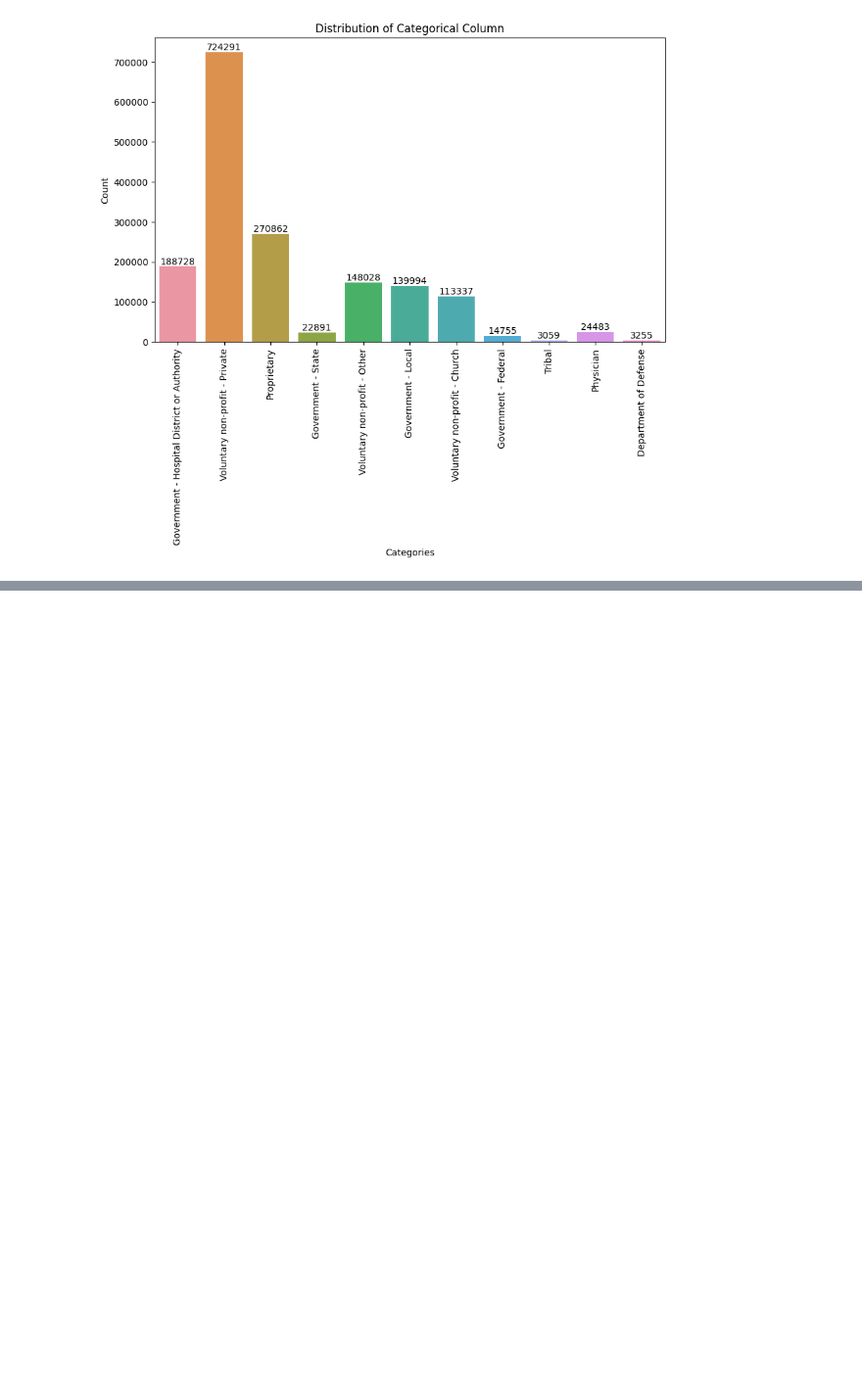
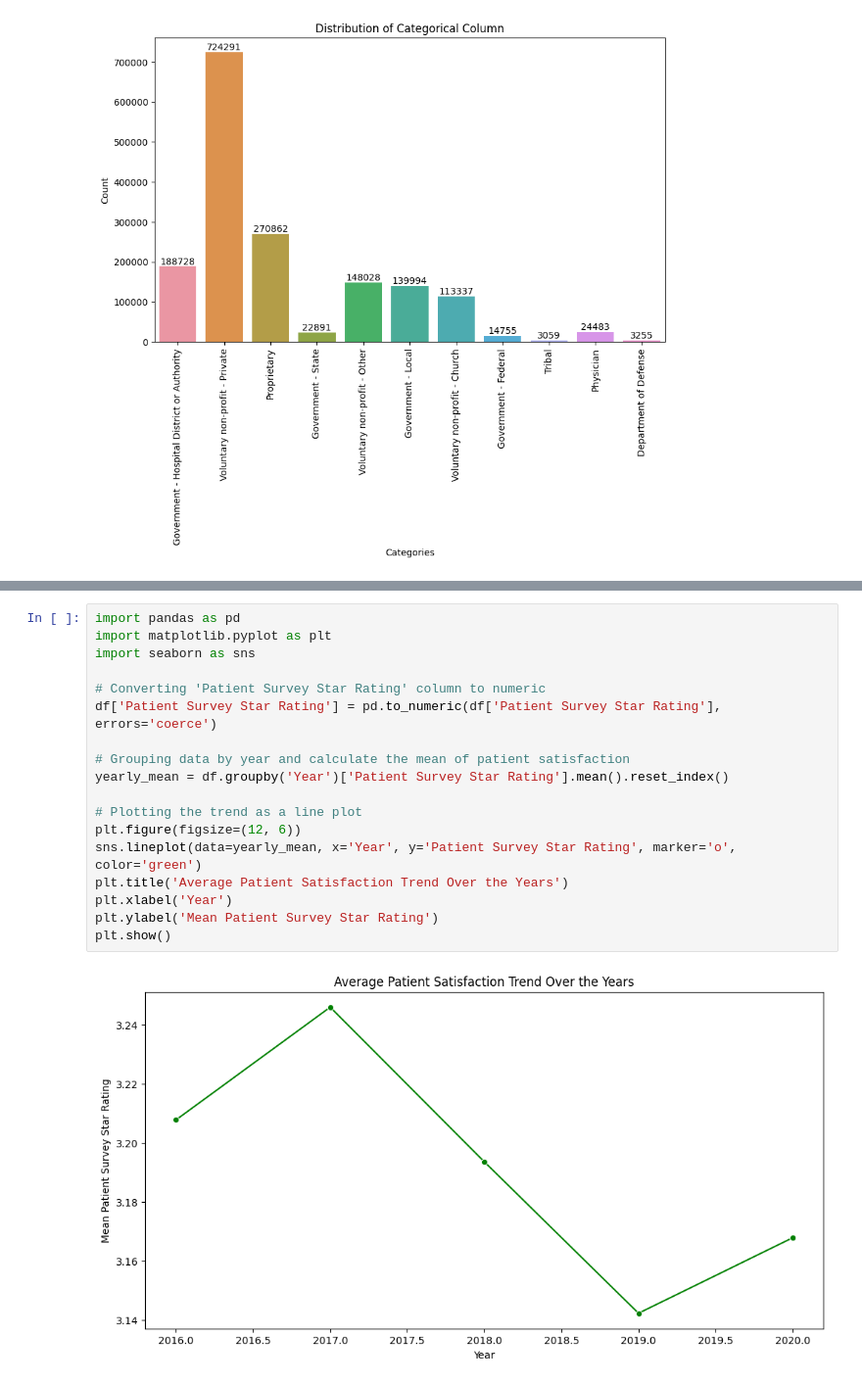
Before and after one commit to mesbah-git/Healthcare-Patient-Satisfaction-Analysis, a Jupyter notebook: Healthcare_Patient_Satisfaction_Analysis.ipynb, the cells around one changed output, grey strips where cells are left out. Shown at 98% size. Drawn from its saved outputs; the diff is of its cells as text; blank space fills up the shorter version.

```diff
--- a/Healthcare_Patient_Satisfaction_Analysis.ipynb
+++ b/Healthcare_Patient_Satisfaction_Analysis.ipynb
@@ -290,0 +349,20 @@ TypeError: ignored
+# %%
+import pandas as pd
+import matplotlib.pyplot as plt
+import seaborn as sns
+
+# Converting 'Patient Survey Star Rating' column to numeric
+df['Patient Survey Star Rating'] = pd.to_numeric(df['Patient Survey Star Rating'], errors='coerce')
+
+# Grouping data by year and calculate the mean of patient satisfaction
+yearly_mean = df.groupby('Year')['Patient Survey Star Rating'].mean().reset_index()
+
+# Plotting the trend as a line plot
+plt.figure(figsize=(12, 6))
+sns.lineplot(data=yearly_mean, x='Year', y='Patient Survey Star Rating', marker='o', color='green')
+plt.title('Average Patient Satisfaction Trend Over the Years')
+plt.xlabel('Year')
+plt.ylabel('Mean Patient Survey Star Rating')
+plt.show()
+# %% [output]
+[figure, added]
```
Also changed, not shown: parts of 52 cells of this notebook.
